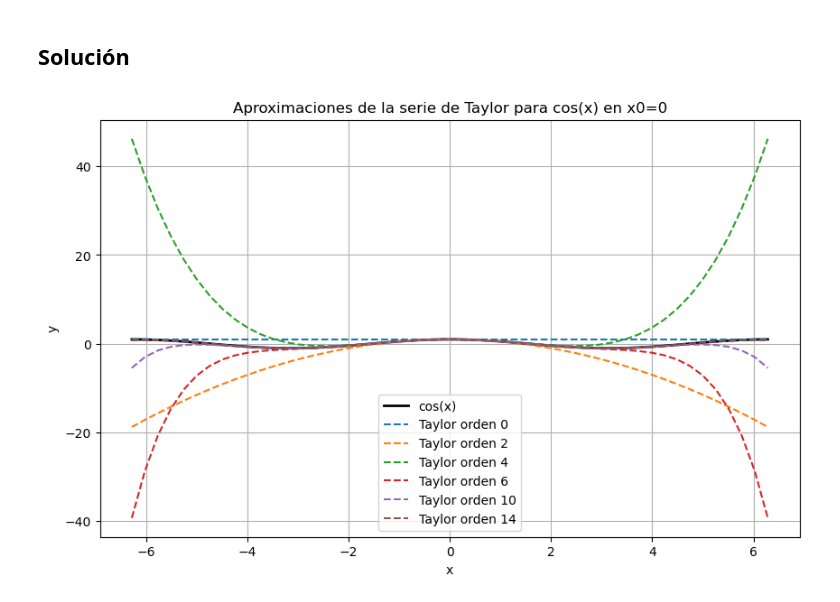
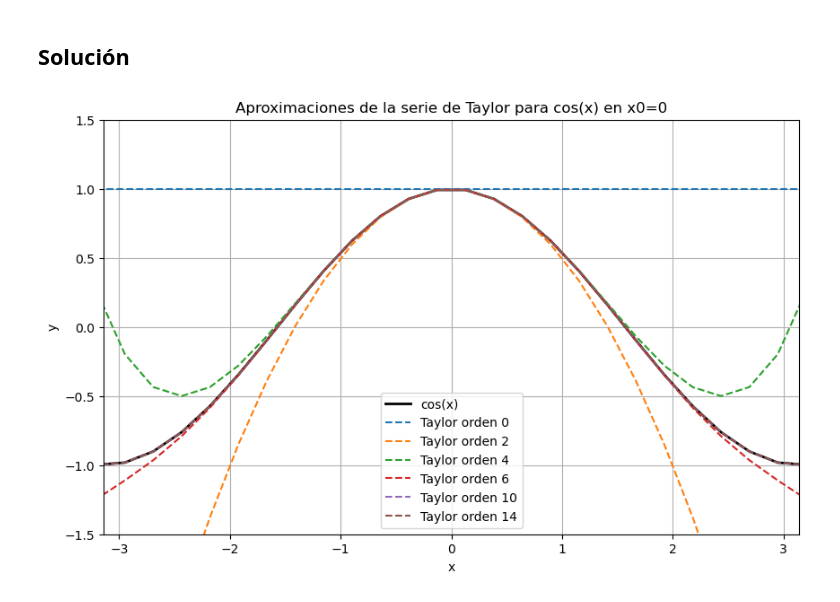
Before and after one commit to kurereishu/Taller-03-Series-de-Taylor-y-polinomios-de-Lagrange, a Jupyter notebook: Ejercicio_1.ipynb, the cells around one changed output. Drawn from its saved outputs; the diff is of its cells as text; code cells hidden in the pictures.

```diff
--- a/Ejercicio_1.ipynb
+++ b/Ejercicio_1.ipynb
@@ -28,31 +28,35 @@ def taylor_cos(x, n):
     return resultado
 
 # Valores de x para graficar
 x = np.linspace(-2 * np.pi, 2 * np.pi, 50)
 
 # Órdenes que vamos a graficar
 ordenes = [0, 1, 2, 3, 5, 7]
 
 # Configuramos la figura para la gráfica
 plt.figure(figsize=(10, 6))
 
 # Graficar la función coseno
 plt.plot(x, f(x), label='cos(x)', color='black', linewidth=2)
 
 # Graficar polinomios de Taylor en orden creciente
 for n in sorted(ordenes):
     plt.plot(x, taylor_cos(x, n), label=f'Taylor orden {2*n}', linestyle='--')
 
 # Añadir título y etiquetas
 plt.title('Aproximaciones de la serie de Taylor para cos(x) en x0=0')
 plt.xlabel('x')
 plt.ylabel('y')
 
+# Ajustar límites para hacer zoom
+plt.xlim(-np.pi, np.pi)  # Limitar el eje x
+plt.ylim(-1.5, 1.5)      # Limitar el eje y
+
 # Añadir leyenda y cuadrícula
 plt.legend()
 plt.grid(True)
 
 # Mostrar la gráfica
 plt.show()
 # %% [output]
-[figure, old version]
+[figure, new version]
```
